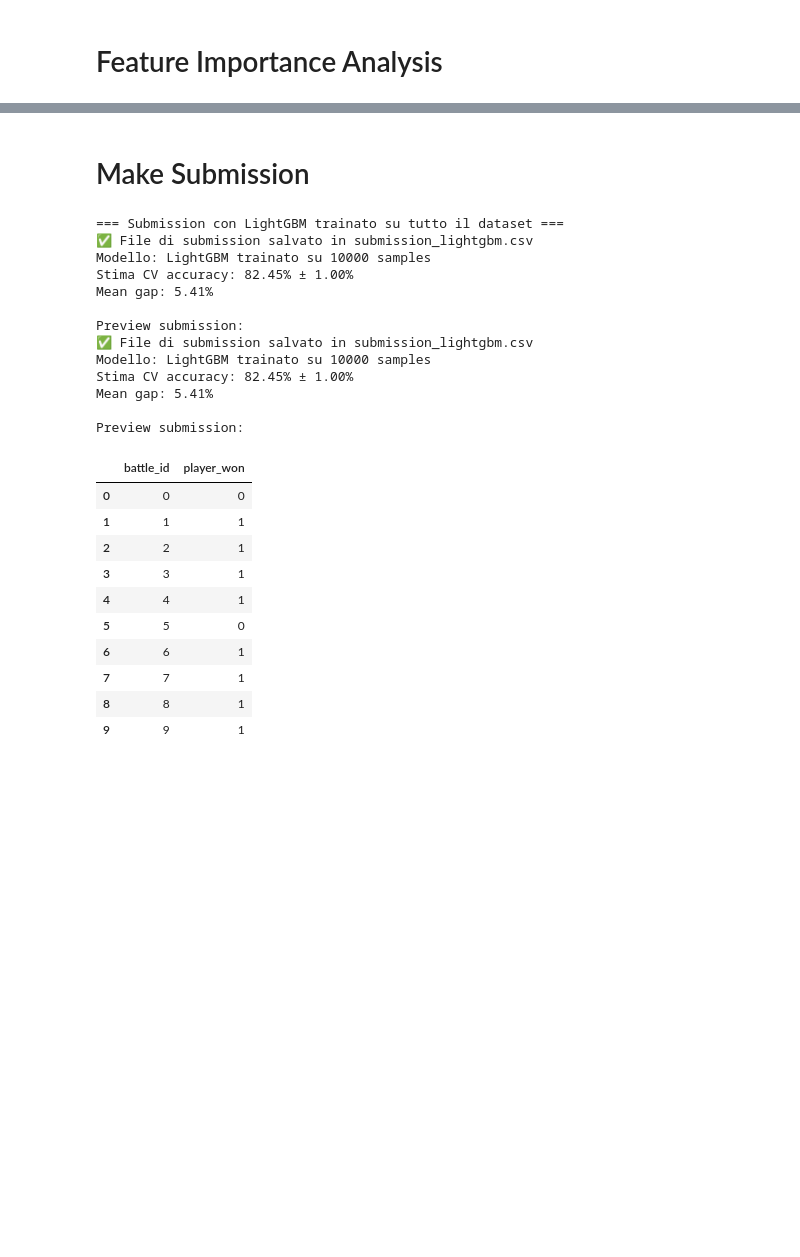
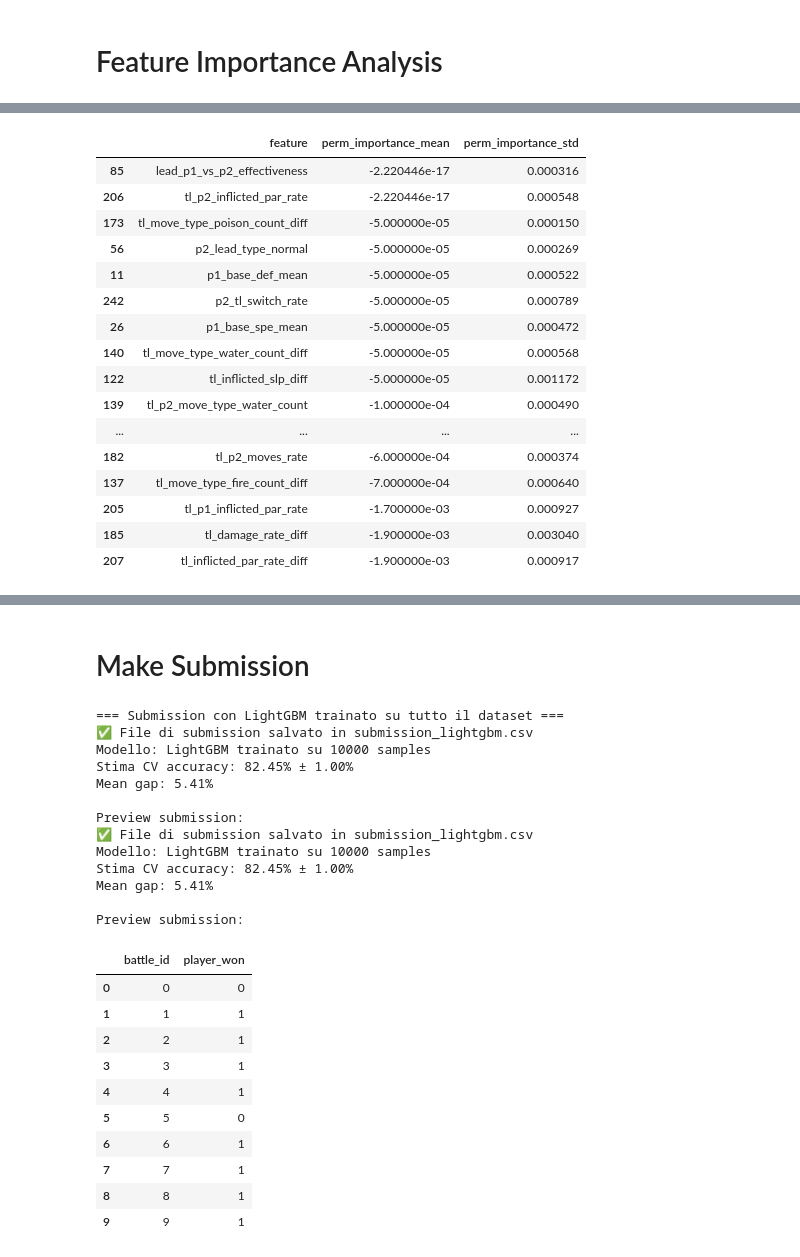
Before and after one commit to mikusander/Team-Eeveelution, a Jupyter notebook: pokemon_lightgbm_cv.ipynb, the cells around one changed output, grey strips where cells are left out. Saved outputs shown, nothing was run; the diff lists cells and outputs as text; code cells hidden in the pictures; blank space fills up the shorter version.

```diff
--- a/pokemon_lightgbm_cv.ipynb
+++ b/pokemon_lightgbm_cv.ipynb
@@ -868,0 +1291,71 @@ except Exception as e:
+# %%
+# Nuova cella DOPO Feature Importance Analysis
+
+from sklearn.inspection import permutation_importance
+
+print("="*70)
+print("PERMUTATION IMPORTANCE - IMPATTO REALE FEATURE")
+print("="*70)
+
+# Train modello su tutto dataset
+perm_model = lgb.LGBMClassifier(**best_params)
+perm_model.fit(X, y)
+
+# Calcola permutation importance su validation set (usa un fold)
+skf_perm = StratifiedKFold(n_splits=5, shuffle=True, random_state=42)
+train_idx, val_idx = next(skf_perm.split(X, y))
+X_val_perm = X[val_idx]
+y_val_perm = y[val_idx]
+
+print("Calcolo permutation importance (può richiedere qualche minuto)...")
+perm_result = permutation_importance(
+    perm_model, X_val_perm, y_val_perm,
+    n_repeats=10,  # ripeti shuffle 10 volte
+    random_state=42,
+    scoring='accuracy',
+    n_jobs=-1
+)
+
+# Crea DataFrame risultati
+perm_importance_df = pd.DataFrame({
+    'feature': FEATURES,
+    'perm_importance_mean': perm_result.importances_mean,
+    'perm_importance_std': perm_result.importances_std,
+}).sort_values('perm_importance_mean', ascending=False)
+
+# 🎯 Feature con permutation importance NEGATIVA = DANNOSE
+negative_impact_features = perm_importance_df[
+    perm_importance_df['perm_importance_mean'] < 0
+]['feature'].tolist()
+
+print(f"\n⚠️ Feature con IMPATTO NEGATIVO (rimuoverle MIGLIORA accuracy):")
+print(f"   Totale: {len(negative_impact_features)}")
+if negative_impact_features:
+    display(perm_importance_df[perm_importance_df['perm_importance_mean'] < 0])
+
+# Feature con impatto quasi zero
+NEGLIGIBLE_THRESHOLD = 0.001
+negligible_features = perm_importance_df[
+    (perm_importance_df['perm_importance_mean'] >= 0) &
+    (perm_importance_df['perm_importance_mean'] < NEGLIGIBLE_THRESHOLD)
+]['feature'].tolist()
+
+print(f"\n📉 Feature con impatto TRASCURABILE (<{NEGLIGIBLE_THRESHOLD}):")
+print(f"   Totale: {len(negligible_features)}")
+
+# Top 30 feature per permutation importance
+print(f"\n🏆 Top 30 Feature per PERMUTATION importance:")
+display(perm_importance_df.head(30))
+
+# Salva risultati
+perm_importance_df.to_csv('permutation_importance_analysis.csv', index=False)
+print(f"\n✅ Salvato in 'permutation_importance_analysis.csv'")
+
+# 🎯 FEATURE DA RIMUOVERE (negative + negligible)
+features_to_remove_perm = negative_impact_features + negligible_features
+print(f"\n🗑️ RIMUOVI QUESTE FEATURE ({len(features_to_remove_perm)}):")
+print(f"   {features_to_remove_perm[:20]}")
+
+FEATURES_PERM_FILTERED = [f for f in FEATURES if f not in features_to_remove_perm]
+print(f"\n✅ FEATURES_PERM_FILTERED: {len(FEATURES_PERM_FILTERED)} feature")
+# %% [output]
@@ -868,0 +1369,17 @@ except Exception as e:
+|  | feature | perm_importance_mean | perm_importance_std |
+| 85 | lead_p1_vs_p2_effectiveness | -2.220446e-17 | 0.000316 |
+| 206 | tl_p2_inflicted_par_rate | -2.220446e-17 | 0.000548 |
+| 173 | tl_move_type_poison_count_diff | -5.000000e-05 | 0.000150 |
+| 56 | p2_lead_type_normal | -5.000000e-05 | 0.000269 |
+| 11 | p1_base_def_mean | -5.000000e-05 | 0.000522 |
+| 242 | p2_tl_switch_rate | -5.000000e-05 | 0.000789 |
+| 26 | p1_base_spe_mean | -5.000000e-05 | 0.000472 |
+| 140 | tl_move_type_water_count_diff | -5.000000e-05 | 0.000568 |
+| 122 | tl_inflicted_slp_diff | -5.000000e-05 | 0.001172 |
+| 139 | tl_p2_move_type_water_count | -1.000000e-04 | 0.000490 |
+| ... | ... | ... | ... |
+| 182 | tl_p2_moves_rate | -6.000000e-04 | 0.000374 |
+| 137 | tl_move_type_fire_count_diff | -7.000000e-04 | 0.000640 |
+| 205 | tl_p1_inflicted_par_rate | -1.700000e-03 | 0.000927 |
+| 185 | tl_damage_rate_diff | -1.900000e-03 | 0.003040 |
+| 207 | tl_inflicted_par_rate_diff | -1.900000e-03 | 0.000917 |
```
Also changed, not shown: parts of 10 cells of this notebook, 2 other files.
